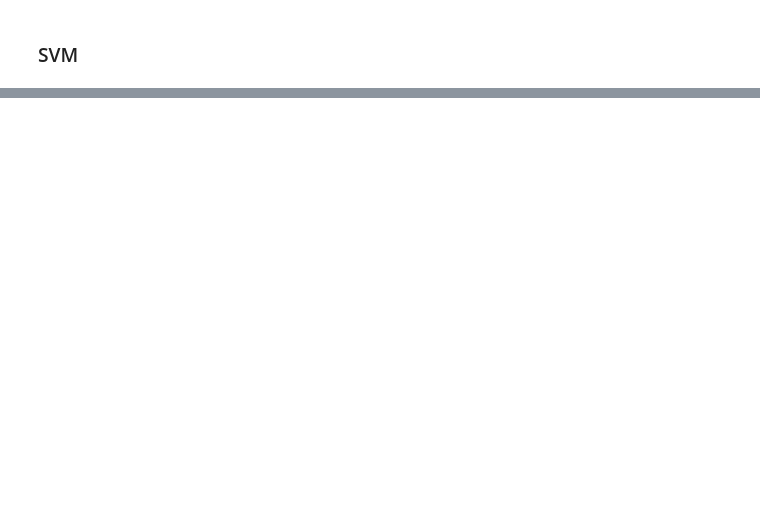
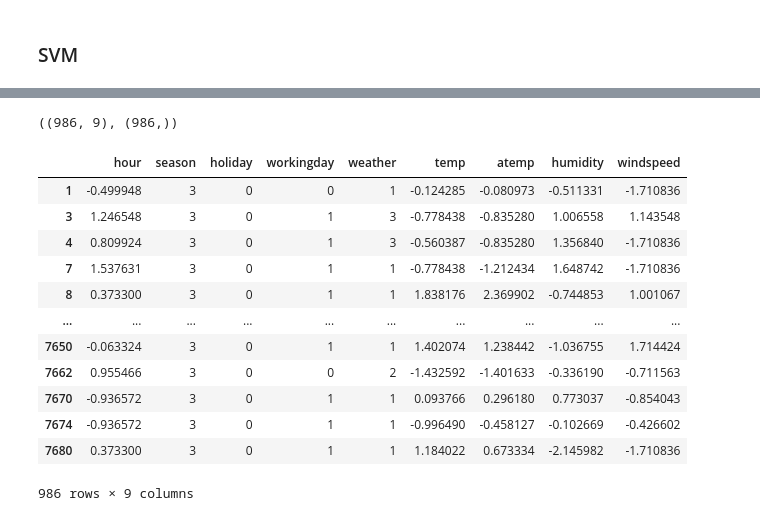
Before and after one commit to smnsht/msc-assignments, a Jupyter notebook: dl/final_project/bicycle_rental.ipynb, the cells around one changed output, grey strips where cells are left out. Cells and saved outputs as stored; diff of their text form; code cells hidden in the pictures; blank space fills up the shorter version.

```diff
--- a/dl/final_project/bicycle_rental.ipynb
+++ b/dl/final_project/bicycle_rental.ipynb
@@ -313,0 +437,27 @@ R-squired test for all features: 0.73
+# %%
+df_2011 = df_raw[(df_raw['year'] == 2011) & (df_raw['season'] == 3)] # summer
+X_2011 = df_2011[df_raw.columns.drop(['id', 'year', 'count'])]
+y_2011 = df_2011['count']
+
+X_2011.shape, y_2011.shape
+# %% [output]
+((986, 9), (986,))
+# %%
+scaler = StandardScaler()
+X_2011_scaled = X_2011.copy()
+X_2011_scaled[non_categorical_cols] = scaler.fit_transform(X_2011_scaled[non_categorical_cols])
+X_2011_scaled
+# %% [output]
+|  | hour | season | holiday | workingday | weather | temp | atemp | humidity | windspeed |
+| 1 | -0.499948 | 3 | 0 | 0 | 1 | -0.124285 | -0.080973 | -0.511331 | -1.710836 |
+| 3 | 1.246548 | 3 | 0 | 1 | 3 | -0.778438 | -0.835280 | 1.006558 | 1.143548 |
+| 4 | 0.809924 | 3 | 0 | 1 | 3 | -0.560387 | -0.835280 | 1.356840 | -1.710836 |
+| 7 | 1.537631 | 3 | 0 | 1 | 1 | -0.778438 | -1.212434 | 1.648742 | -1.710836 |
+| 8 | 0.373300 | 3 | 0 | 1 | 1 | 1.838176 | 2.369902 | -0.744853 | 1.001067 |
+| ... | ... | ... | ... | ... | ... | ... | ... | ... | ... |
+| 7650 | -0.063324 | 3 | 0 | 1 | 1 | 1.402074 | 1.238442 | -1.036755 | 1.714424 |
+| 7662 | 0.955466 | 3 | 0 | 0 | 2 | -1.432592 | -1.401633 | -0.336190 | -0.711563 |
+| 7670 | -0.936572 | 3 | 0 | 1 | 1 | 0.093766 | 0.296180 | 0.773037 | -0.854043 |
+| 7674 | -0.936572 | 3 | 0 | 1 | 1 | -0.996490 | -0.458127 | -0.102669 | -0.426602 |
+| 7680 | 0.373300 | 3 | 0 | 1 | 1 | 1.184022 | 0.673334 | -2.145982 | -1.710836 |
+986 rows × 9 columns
```
Also changed, not shown: parts of 24 cells of this notebook.
